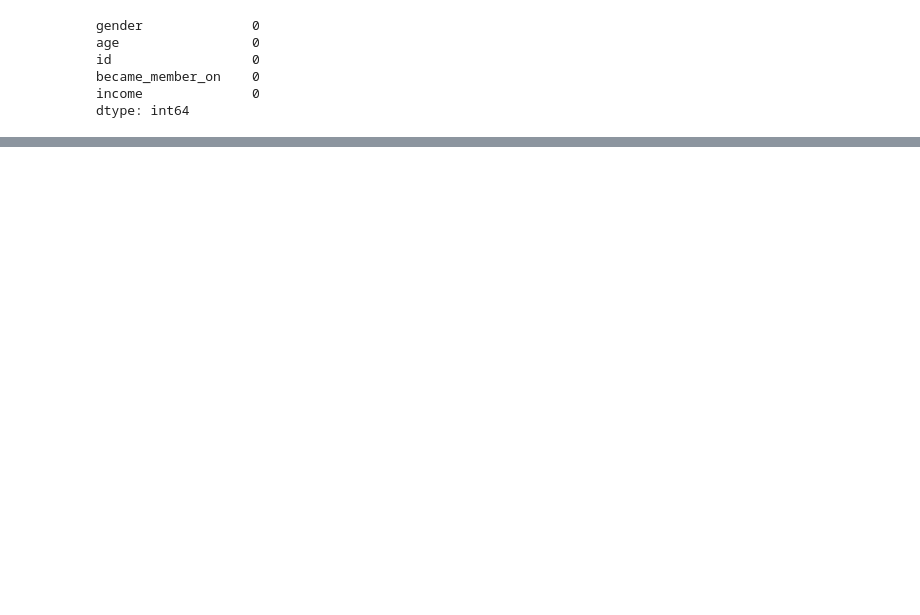
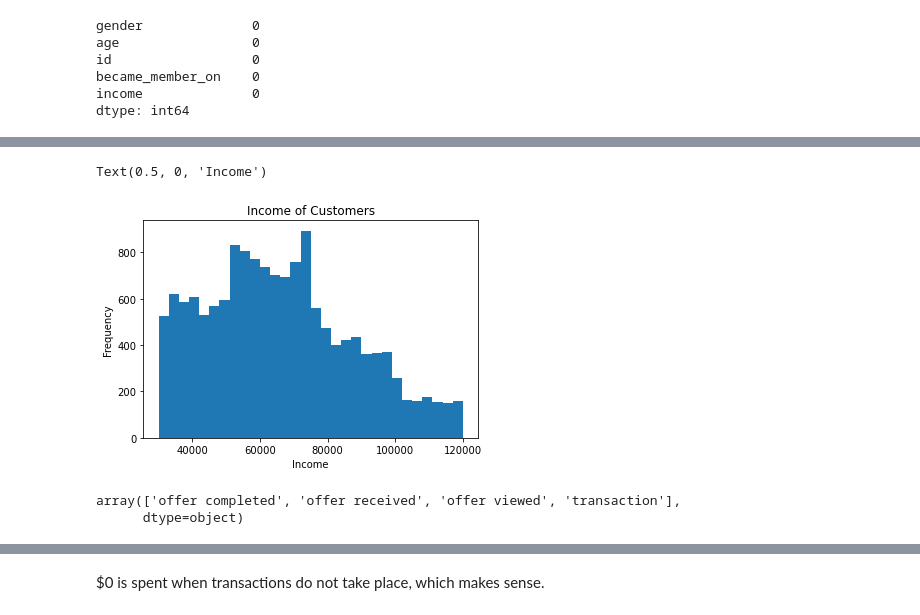
Before and after one commit to wintor214/Udacity-Data-Scientist-Capstone-Project-Starbucks, a Jupyter notebook: Starbucks_Capstone_notebook.ipynb, the cells around one changed output, grey strips where cells are left out. Saved outputs shown, nothing was run; the diff lists cells and outputs as text; code cells hidden in the pictures; blank space fills up the shorter version.

```diff
--- a/Starbucks_Capstone_notebook.ipynb
+++ b/Starbucks_Capstone_notebook.ipynb
@@ -249,7 +258,16 @@ array(['offer completed', 'offer received', 'offer viewed', 'transaction'],
+# %%
+#Breakdown of customers by income groups
+profile_new['income'].plot(kind='hist', bins=30, title='Income of Customers').set_xlabel("Income")
+# %% [output]
+Text(0.5, 0, 'Income')
+[figure, added]
 # %%
 #Edit transcript dataset
+np.unique(transcript.event)
 
-#transcript = transcript.rename(columns={'person':'id'})
 #Convert event column into dummies
 event_dummies = pd.get_dummies(transcript.event)
+# %% [output]
+array(['offer completed', 'offer received', 'offer viewed', 'transaction'],
+      dtype=object)
 # %%
@@ -358,0 +383,2 @@ df
+# %% [markdown]
+$0 is spent when transactions do not take place, which makes sense.
```
Also changed, not shown: parts of 37 cells of this notebook.
